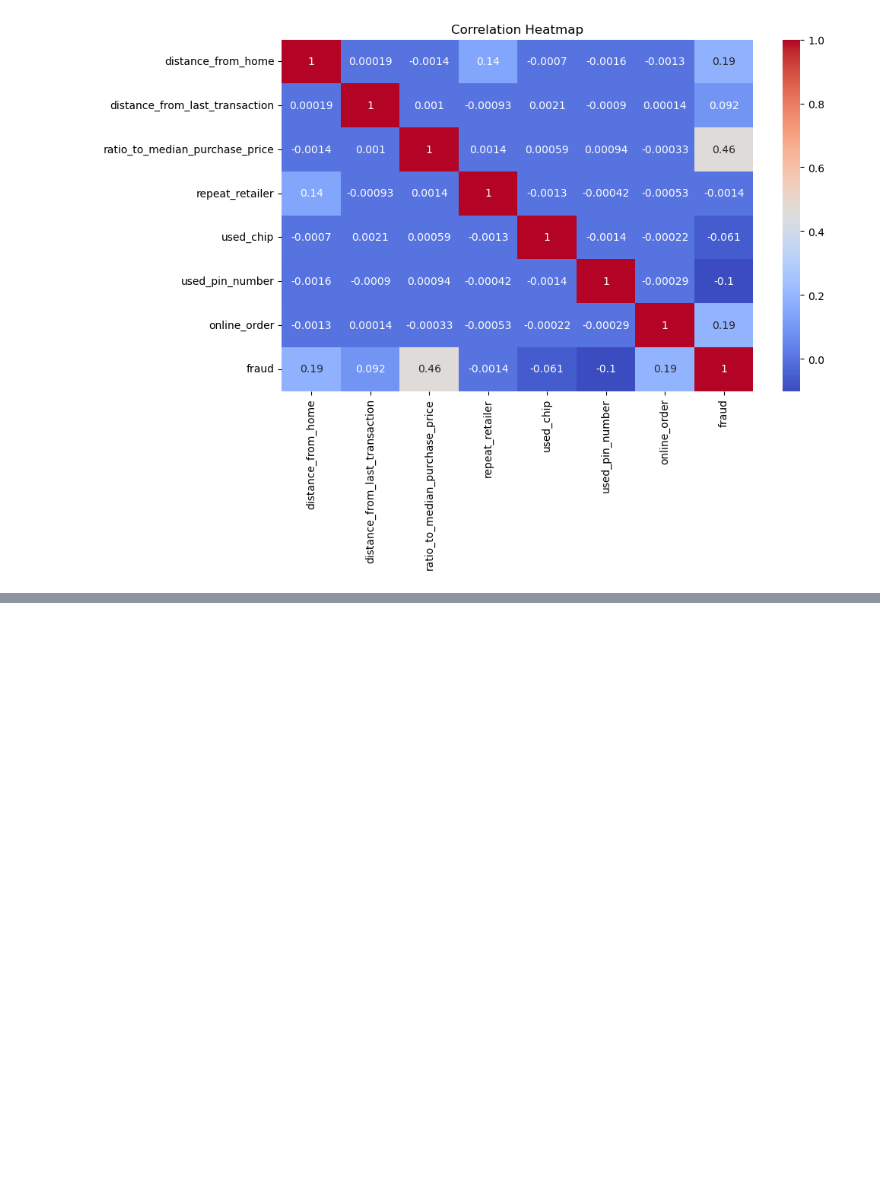
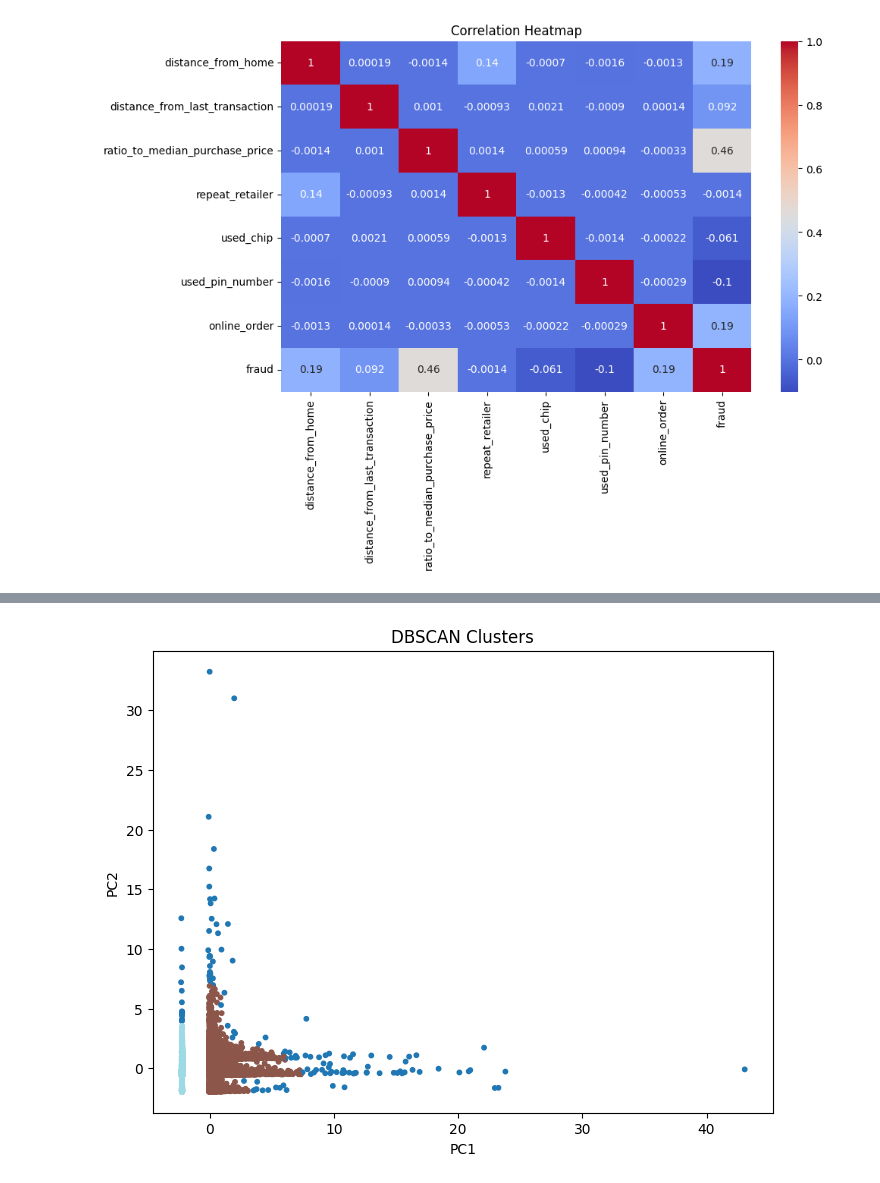
Before and after one commit to Mayurnalgirkar18/Credit-Card-Fraud-Detection, a Jupyter notebook: credit.ipynb, the cells around one changed output, grey strips where cells are left out. Saved outputs shown, nothing was run; the diff lists cells and outputs as text; code cells hidden in the pictures; blank space fills up the shorter version.

```diff
--- a/credit.ipynb
+++ b/credit.ipynb
@@ -121,0 +293,9 @@ plt.show()
+# %%
+plt.figure(figsize=(8,6))
+plt.scatter(pca_data[:,0], pca_data[:,1], c=db_labels, cmap='tab20', s=10)
+plt.xlabel("PC1")
+plt.ylabel("PC2")
+plt.title("DBSCAN Clusters")
+plt.show()
+# %% [output]
+[figure, added]
```
Also changed, not shown: parts of 27 cells of this notebook.
